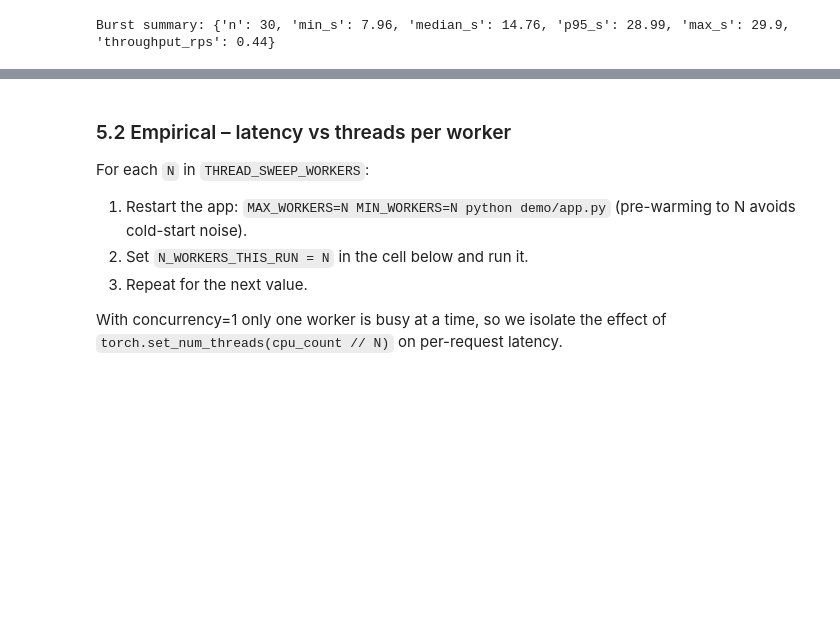
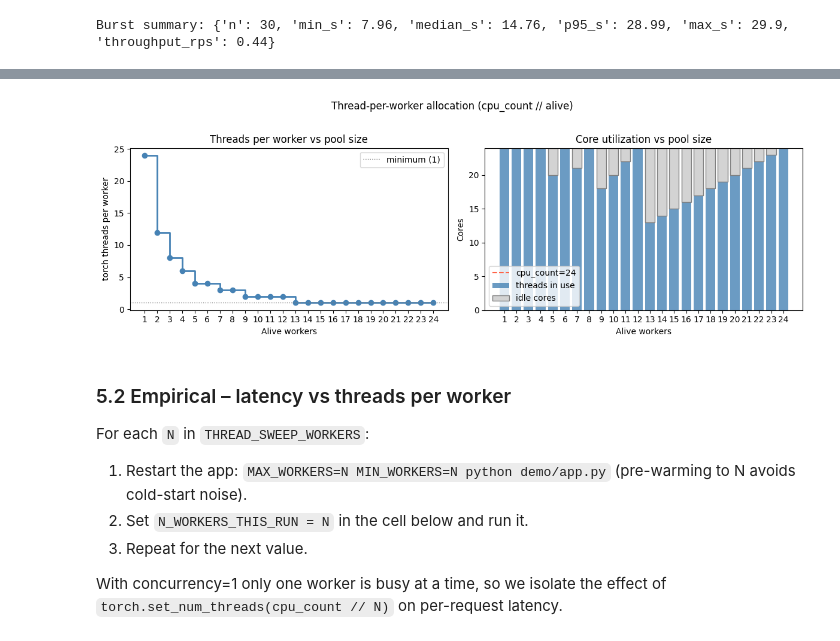
Before and after one commit to gperdrizet/stegosaurus, a Jupyter notebook: notebooks/03-scaling_experiment.ipynb, the cells around one changed output, grey strips where cells are left out. Saved outputs shown, nothing was run; the diff lists cells and outputs as text; code cells hidden in the pictures; blank space fills up the shorter version.

```diff
--- a/notebooks/03-scaling_experiment.ipynb
+++ b/notebooks/03-scaling_experiment.ipynb
@@ -299,43 +297,58 @@ df_threads
 # %%
 fig, (ax1, ax2) = plt.subplots(1, 2, figsize=(12, 4))
+
+plt.suptitle('Thread-per-worker allocation (cpu_count // alive)', y=1.02)
 
 x = df_threads['workers']
 
 ax1.set_title('Threads per worker vs pool size')
-ax1.step(x, df_threads['threads_per_worker'], where='post',
-         color='steelblue', linewidth=2, marker='o')
+ax1.step(
+    x, df_threads['threads_per_worker'],
+    where='post', color='steelblue',
+    linewidth=2, marker='o'
+)
 ax1.set_xlabel('Alive workers')
 ax1.set_ylabel('torch threads per worker')
 ax1.set_xticks(x)
-ax1.axhline(1, color='grey', linestyle=':', linewidth=1, label='minimum (1)')
+
+ax1.axhline(
+    1, color='grey',
+    linestyle=':', linewidth=1,
+    label='minimum (1)'
+)
 ax1.legend()
-ax1.grid(True, alpha=0.3)
 
-ax2.set_title('Core utilisation vs pool size')
-ax2.bar(x.astype(str), df_threads['total_threads_in_use'],
-        label='threads in use', color='steelblue', alpha=0.8)
-ax2.bar(x.astype(str), df_threads['idle_cores'],
-        bottom=df_threads['total_threads_in_use'],
-        label='idle cores', color='lightgrey', edgecolor='grey')
-ax2.axhline(cpu_count, color='tomato', linestyle='--', linewidth=1.5, label=f'cpu_count={cpu_count}')
+ax2.set_title('Core utilization vs pool size')
+ax2.bar(
+    x.astype(str), df_threads['total_threads_in_use'],
+    label='threads in use', color='steelblue', alpha=0.8
+)
+ax2.bar(
+    x.astype(str), df_threads['idle_cores'],
+    bottom=df_threads['total_threads_in_use'],
+   label='idle cores', color='lightgrey', edgecolor='grey'
+)
+ax2.axhline(
+    cpu_count, color='tomato',
+    linestyle='--', linewidth=1.5,
+    label=f'cpu_count={cpu_count}'
+)
 ax2.set_xlabel('Alive workers')
 ax2.set_ylabel('Cores')
 ax2.legend()
-ax2.grid(True, alpha=0.3, axis='y')
 
-plt.suptitle('Thread-per-worker allocation (cpu_count // alive)', y=1.02)
 plt.tight_layout()
 plt.show()
+# %% [output]
+[figure, added]
 # %% [markdown]
 ### 5.2 Empirical – latency vs threads per worker
 
 For each `N` in `THREAD_SWEEP_WORKERS`:
-1. Restart the app: `MAX_WORKERS=N MIN_WORKERS=N python demo/app.py`
-   (pre-warming to N avoids cold-start noise).
+1. Restart the app: `MAX_WORKERS=N MIN_WORKERS=N python demo/app.py` (pre-warming to N avoids cold-start noise).
 2. Set `N_WORKERS_THIS_RUN = N` in the cell below and run it.
 3. Repeat for the next value.
 
-With concurrency=1 only one worker is busy at a time, so we isolate the
-effect of `torch.set_num_threads(cpu_count // N)` on per-request latency.
+With concurrency=1 only one worker is busy at a time, so we isolate the effect of `torch.set_num_threads(cpu_count // N)` on per-request latency.
 # %%
 # Set this to match the MAX_WORKERS=MIN_WORKERS value the app was started with.
```
Also changed, not shown: parts of 15 cells of this notebook, 1 other file.
